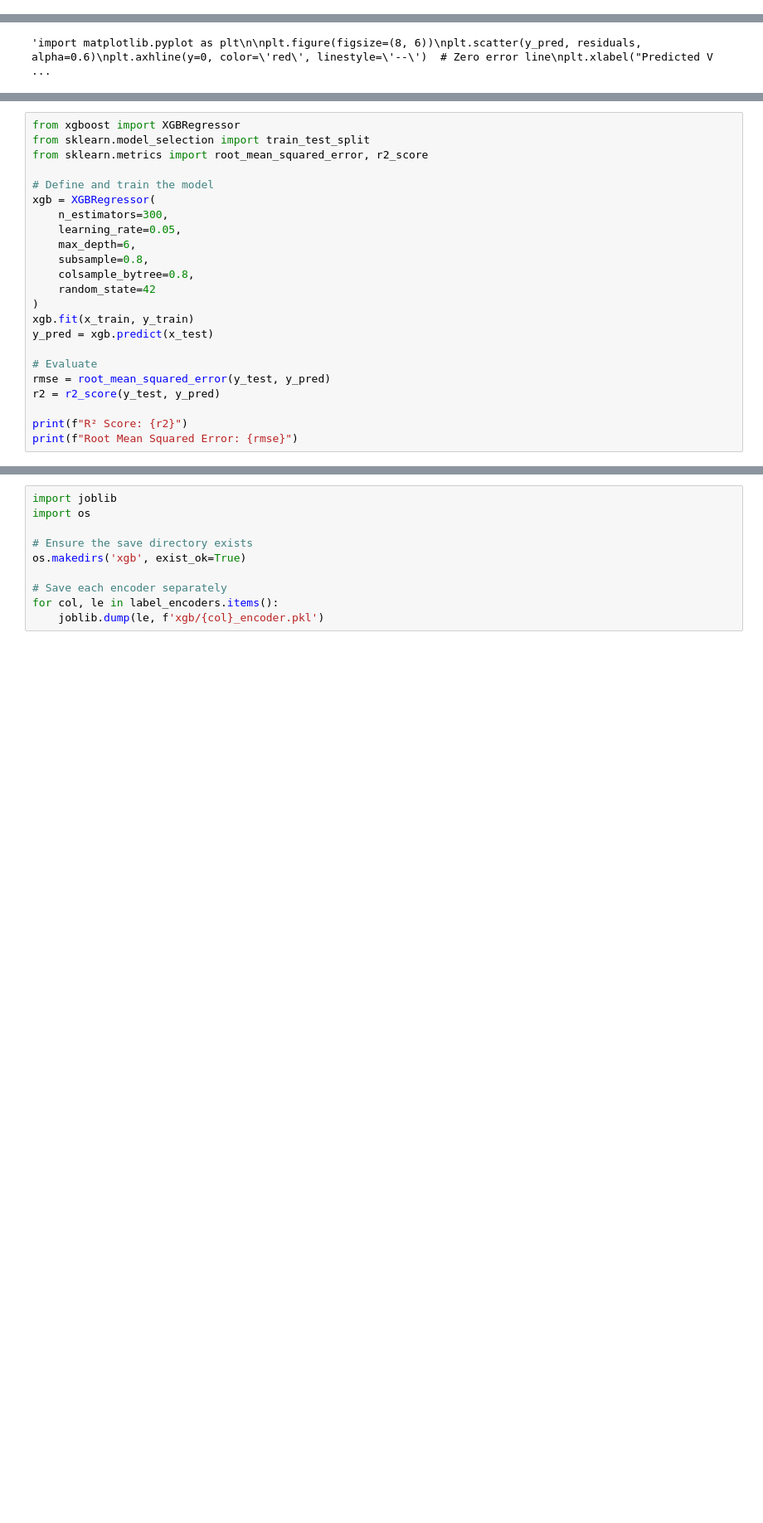
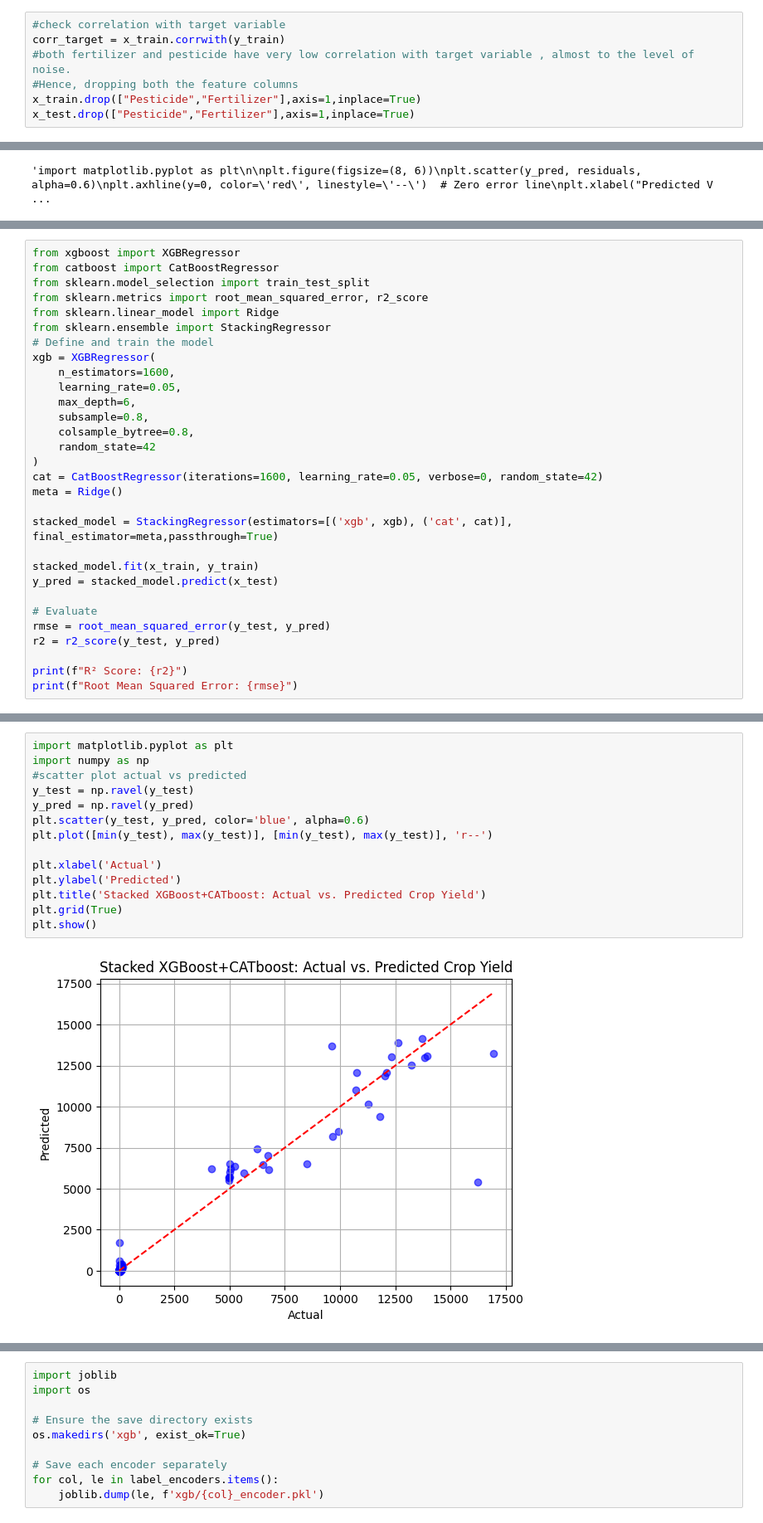
Before and after one commit to steam-bell-92/AgriTech-Anuj, a Jupyter notebook: Crop Yield Prediction/cropYieldPrediction1.ipynb, the cells around one changed output, grey strips where cells are left out. Shown at 83% size. Drawn from its saved outputs; the diff is of its cells as text; blank space fills up the shorter version.

Commit message:
feat:Improved accuracy of the model

```diff
--- a/Crop Yield Prediction/cropYieldPrediction1.ipynb
+++ b/Crop Yield Prediction/cropYieldPrediction1.ipynb
@@ -166,3 +172,10 @@ plt.show()
+# %%
+#check correlation with target variable
+corr_target = x_train.corrwith(y_train)
+#both fertilizer and pesticide have very low correlation with target variable , almost to the level of noise.
+#Hence, dropping both the feature columns
+x_train.drop(["Pesticide","Fertilizer"],axis=1,inplace=True)
+x_test.drop(["Pesticide","Fertilizer"],axis=1,inplace=True)
 # %% [markdown]
 # Apply StandardScaler
 # %%
@@ -277,19 +264,26 @@ plt.show()
 # %%
 from xgboost import XGBRegressor
+from catboost import CatBoostRegressor
 from sklearn.model_selection import train_test_split
 from sklearn.metrics import root_mean_squared_error, r2_score
-
+from sklearn.linear_model import Ridge
+from sklearn.ensemble import StackingRegressor
 # Define and train the model
 xgb = XGBRegressor(
-    n_estimators=300,
+    n_estimators=1600,
     learning_rate=0.05,
     max_depth=6,
     subsample=0.8,
     colsample_bytree=0.8,
     random_state=42
 )
-xgb.fit(x_train, y_train)
-y_pred = xgb.predict(x_test)
+cat = CatBoostRegressor(iterations=1600, learning_rate=0.05, verbose=0, random_state=42)
+meta = Ridge()
+
+stacked_model = StackingRegressor(estimators=[('xgb', xgb), ('cat', cat)], final_estimator=meta,passthrough=True)
+
+stacked_model.fit(x_train, y_train)
+y_pred = stacked_model.predict(x_test)
 
 # Evaluate
 rmse = root_mean_squared_error(y_test, y_pred)
@@ -320,3 +297,19 @@ plt.show()
+# %%
+import matplotlib.pyplot as plt
+import numpy as np
+#scatter plot actual vs predicted
+y_test = np.ravel(y_test)
+y_pred = np.ravel(y_pred)
+plt.scatter(y_test, y_pred, color='blue', alpha=0.6)
+plt.plot([min(y_test), max(y_test)], [min(y_test), max(y_test)], 'r--')
+
+plt.xlabel('Actual')
+plt.ylabel('Predicted')
+plt.title('Stacked XGBoost+CATboost: Actual vs. Predicted Crop Yield')
+plt.grid(True)
+plt.show()
+# %% [output]
+[figure, added]
 # %%
 import joblib
 
```
Also changed, not shown: parts of 17 cells of this notebook.
